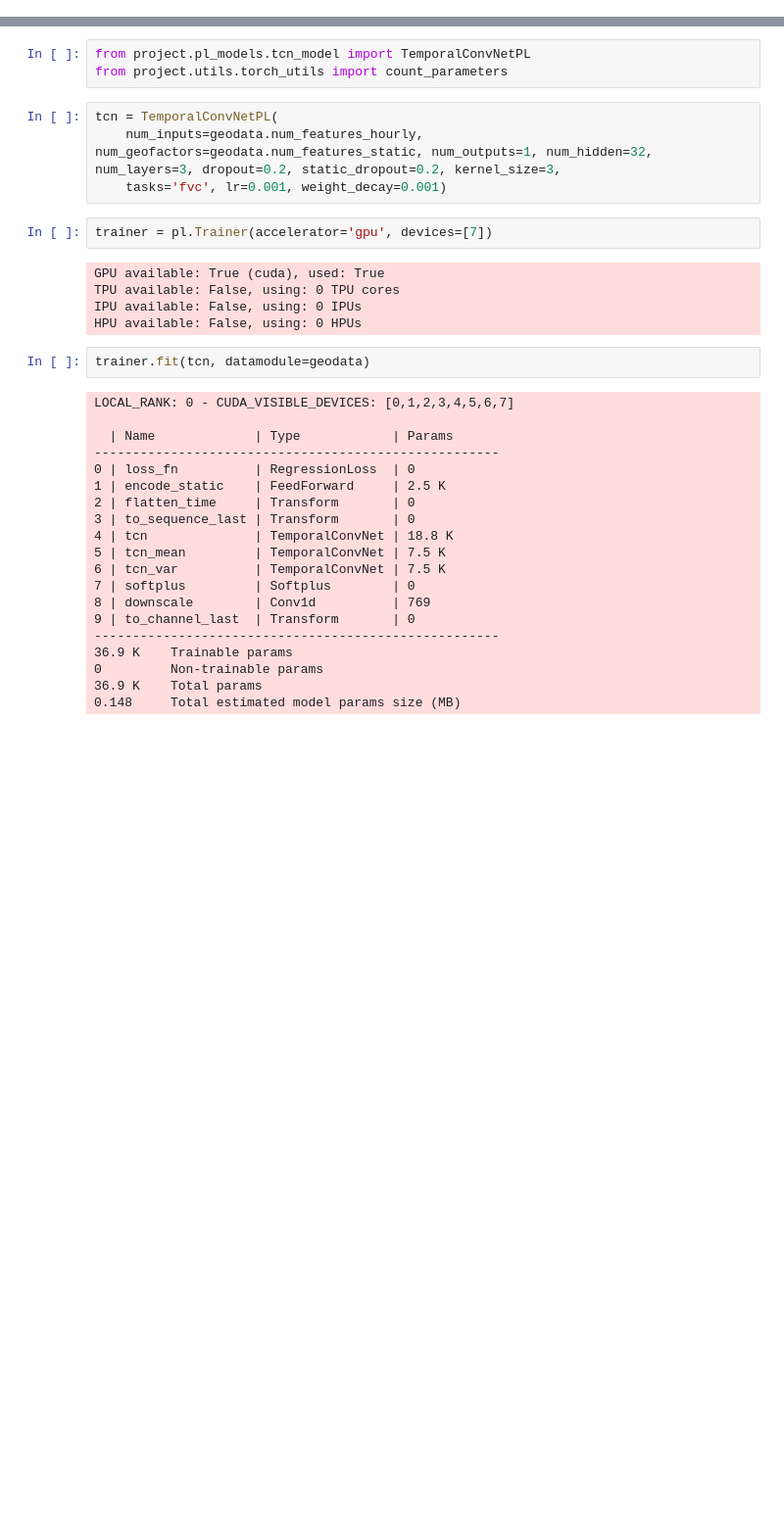
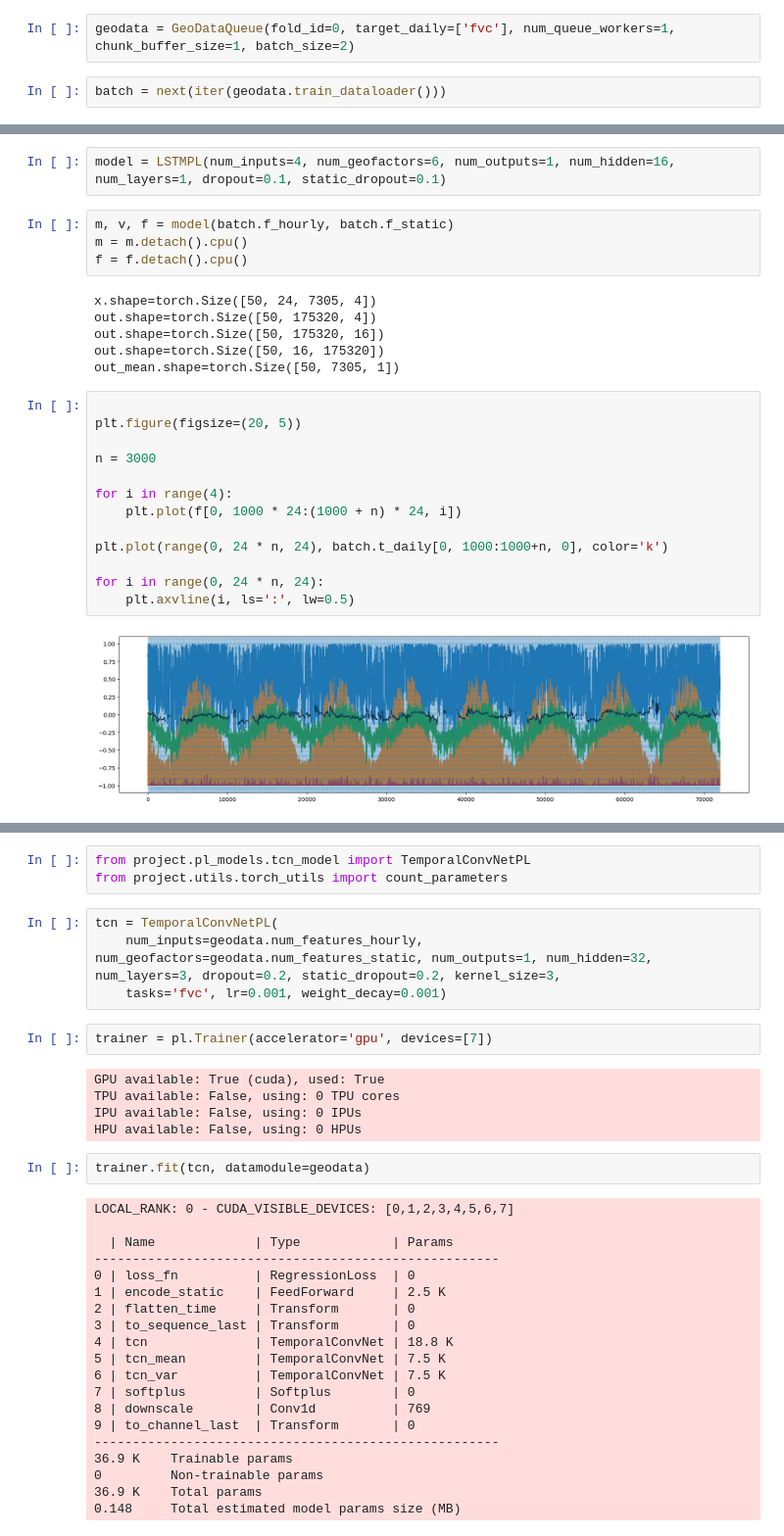
Before and after one commit to bask0/drought_ml, a Jupyter notebook: project/dataloader_dev.ipynb, the cells around one changed output, grey strips where cells are left out. Shown at 98% size. Cells and saved outputs as stored; diff of their text form; blank space fills up the shorter version.

```diff
--- a/project/dataloader_dev.ipynb
+++ b/project/dataloader_dev.ipynb
@@ -10,0 +12,4 @@ geodata = BufferedGeoDataLoader(fold_id=0, num_wokers=8)
+# %%
+geodata = GeoDataQueue(fold_id=0, target_daily=['fvc'], num_queue_workers=1, chunk_buffer_size=1, batch_size=2)
+# %%
+batch = next(iter(geodata.train_dataloader()))
@@ -10,0 +182,27 @@ geodata = BufferedGeoDataLoader(fold_id=0, num_wokers=8)
+# %%
+model = LSTMPL(num_inputs=4, num_geofactors=6, num_outputs=1, num_hidden=16, num_layers=1, dropout=0.1, static_dropout=0.1)
+# %%
+m, v, f = model(batch.f_hourly, batch.f_static)
+m = m.detach().cpu()
+f = f.detach().cpu()
+# %% [output]
+x.shape=torch.Size([50, 24, 7305, 4])
+out.shape=torch.Size([50, 175320, 4])
+out.shape=torch.Size([50, 175320, 16])
+out.shape=torch.Size([50, 16, 175320])
+out_mean.shape=torch.Size([50, 7305, 1])
+# %%
+
+plt.figure(figsize=(20, 5))
+
+n = 3000
+
+for i in range(4):
+    plt.plot(f[0, 1000 * 24:(1000 + n) * 24, i])
+
+plt.plot(range(0, 24 * n, 24), batch.t_daily[0, 1000:1000+n, 0], color='k')
+
+for i in range(0, 24 * n, 24):
+    plt.axvline(i, ls=':', lw=0.5)
+# %% [output]
+[figure, added]
```
Also changed, not shown: parts of 100 cells of this notebook, 24 other files.
